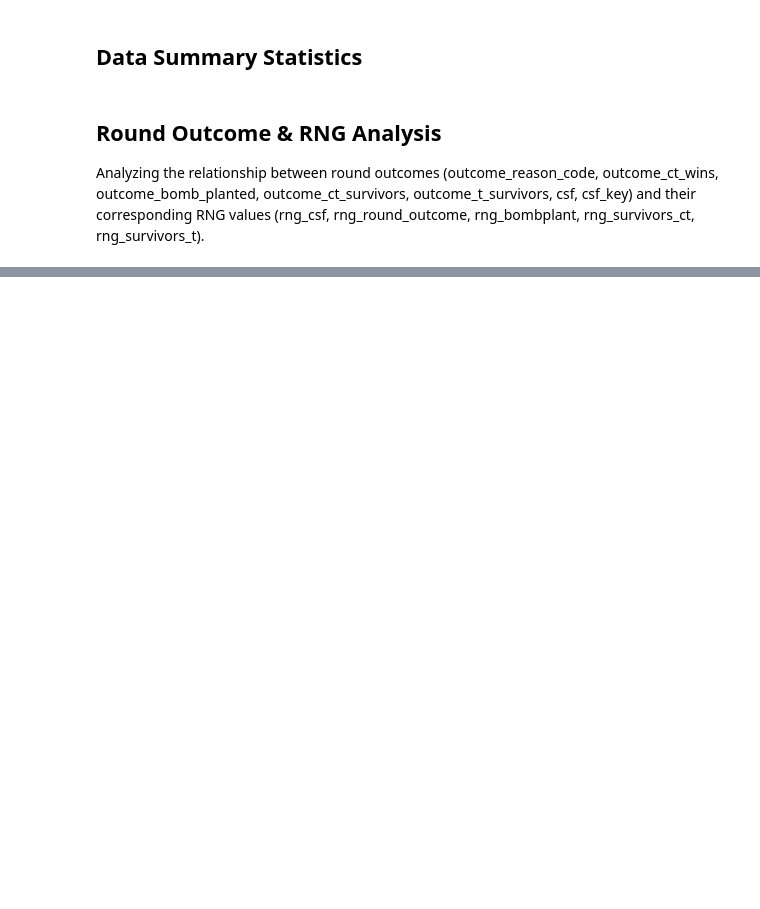
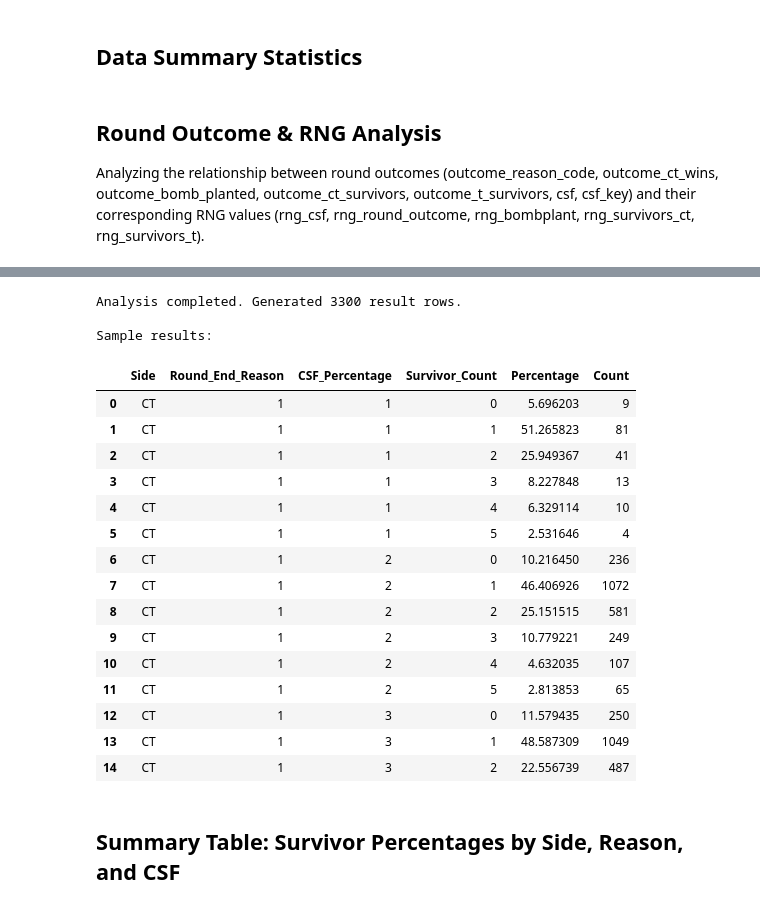
Before and after one commit to petz15/csgo_abm, a Jupyter notebook: analysis_notebook_CSF.ipynb, the cells around one changed output, grey strips where cells are left out. Drawn from its saved outputs; the diff is of its cells as text; code cells hidden in the pictures; blank space fills up the shorter version.

```diff
--- a/analysis_notebook_CSF.ipynb
+++ b/analysis_notebook_CSF.ipynb
@@ -772,0 +156,67 @@ rng_survivors_t           | Mean: 0.000000 | Std: 0.000000
+# %%
+# Create comprehensive survivor distribution analysis
+if df_rng is not None and ct_survivors_col and t_survivors_col:
+    results = []
+
+    for side in sides:
+        for reason in reasons:
+            for csf_bin in csf_bins:
+                # Filter data for this combination
+                mask = (df_analysis['outcome_reason_code'] == reason) & (df_analysis['csf_bin'] == csf_bin)
+                subset = df_analysis[mask]
+
+                if len(subset) == 0:
+                    continue
+
+                # Get survivor data based on side
+                if side == 'CT':
+                    survivors = subset[ct_survivors_col]
+                    rng_vals = subset.get('rng_survivors_ct', pd.Series([np.nan] * len(subset)))
+                else:
+                    survivors = subset[t_survivors_col]
+                    rng_vals = subset.get('rng_survivors_t', pd.Series([np.nan] * len(subset)))
+
+                # Calculate survivor distribution
+                survivor_counts = survivors.value_counts().sort_index()
+                total = len(survivors)
+
+                # Calculate percentages for each survivor count
+                for survivor_count, count in survivor_counts.items():
+                    percentage = (count / total) * 100
+                    results.append({
+                        'Side': side,
+                        'Round_End_Reason': reason,
+                        'CSF_Percentage': csf_bin,
+                        'Survivor_Count': survivor_count,
+                        'Percentage': percentage,
+                        'Count': count
+                    })
+
+    df_survivors = pd.DataFrame(results)
+    print(f"Analysis completed. Generated {len(df_survivors)} result rows.")
+    print(f"\nSample results:")
+    display(df_survivors.head(15))
+else:
+    print("Cannot perform analysis - missing required columns")
+# %% [output]
+Analysis completed. Generated 3300 result rows.
+
+Sample results:
+|  | Side | Round_End_Reason | CSF_Percentage | Survivor_Count | Percentage | Count |
+| 0 | CT | 1 | 1 | 0 | 5.696203 | 9 |
+| 1 | CT | 1 | 1 | 1 | 51.265823 | 81 |
+| 2 | CT | 1 | 1 | 2 | 25.949367 | 41 |
+| 3 | CT | 1 | 1 | 3 | 8.227848 | 13 |
+| 4 | CT | 1 | 1 | 4 | 6.329114 | 10 |
+| 5 | CT | 1 | 1 | 5 | 2.531646 | 4 |
+| 6 | CT | 1 | 2 | 0 | 10.216450 | 236 |
+| 7 | CT | 1 | 2 | 1 | 46.406926 | 1072 |
+| 8 | CT | 1 | 2 | 2 | 25.151515 | 581 |
+| 9 | CT | 1 | 2 | 3 | 10.779221 | 249 |
+| 10 | CT | 1 | 2 | 4 | 4.632035 | 107 |
+| 11 | CT | 1 | 2 | 5 | 2.813853 | 65 |
+| 12 | CT | 1 | 3 | 0 | 11.579435 | 250 |
+| 13 | CT | 1 | 3 | 1 | 48.587309 | 1049 |
+| 14 | CT | 1 | 3 | 2 | 22.556739 | 487 |
+# %% [markdown]
+## Summary Table: Survivor Percentages by Side, Reason, and CSF
```
Also changed, not shown: parts of 25 cells of this notebook, 9 other files.
